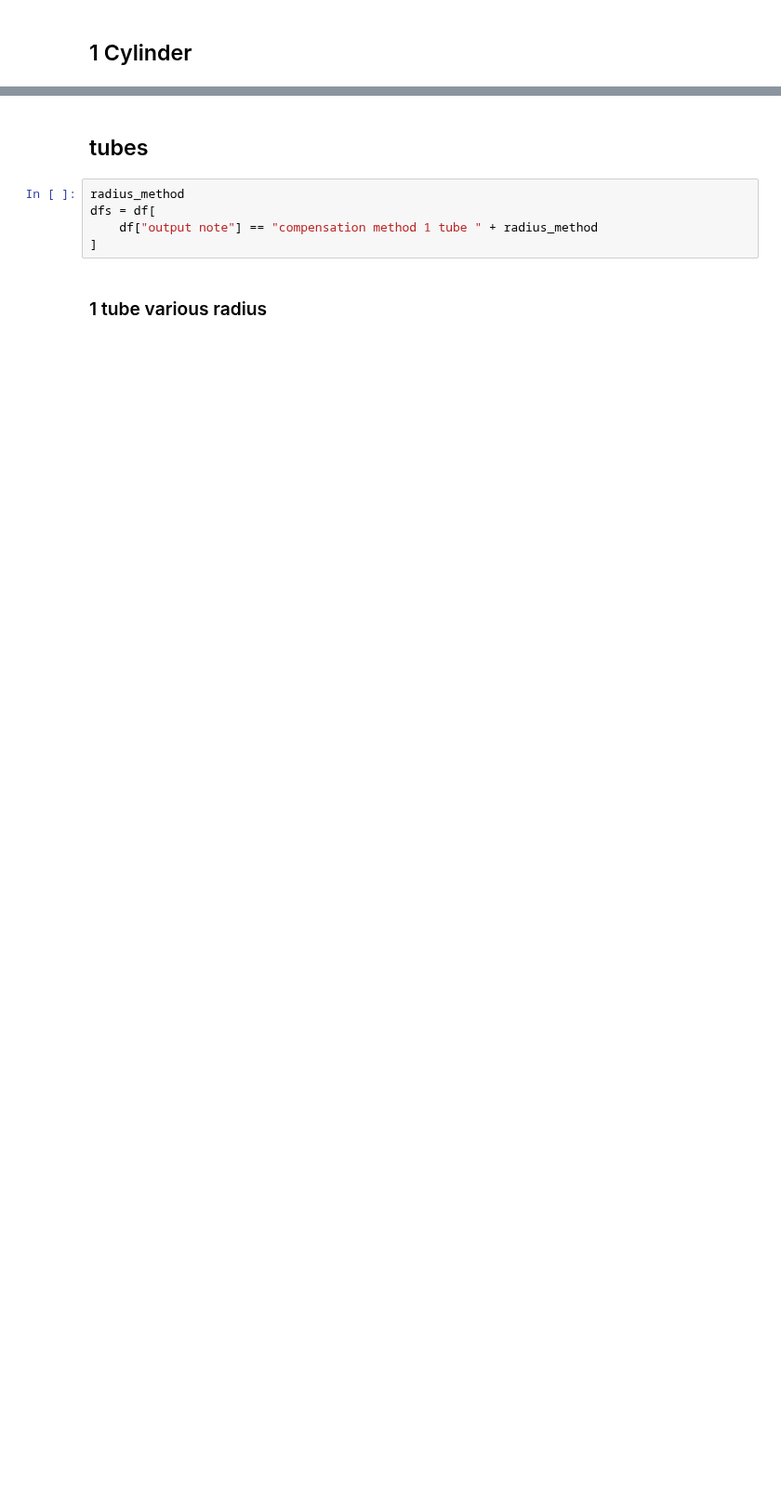
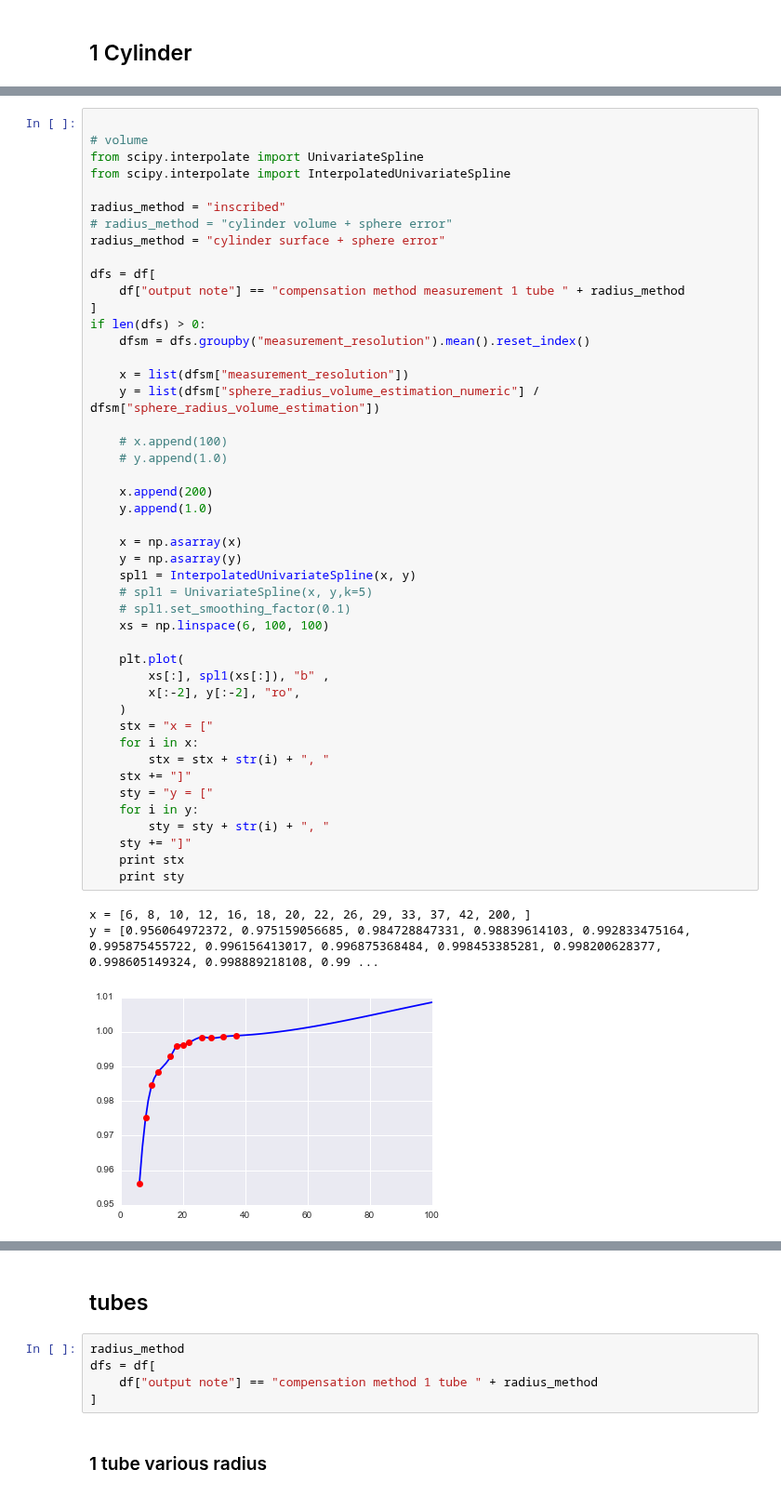
Before and after one commit to mjirik/teigen, a Jupyter notebook: examples/measured_compensation_factor.ipynb, the cells around one changed output, grey strips where cells are left out. Shown at 93% size. Cells and saved outputs as stored; diff of their text form; blank space fills up the shorter version.

```diff
--- a/examples/measured_compensation_factor.ipynb
+++ b/examples/measured_compensation_factor.ipynb
@@ -375 +424,51 @@ for radius_method in [
+# %%
+
+# volume
+from scipy.interpolate import UnivariateSpline
+from scipy.interpolate import InterpolatedUnivariateSpline
+
+radius_method = "inscribed"
+# radius_method = "cylinder volume + sphere error"
+radius_method = "cylinder surface + sphere error"
+
+dfs = df[
+    df["output note"] == "compensation method measurement 1 tube " + radius_method
+]
+if len(dfs) > 0:
+    dfsm = dfs.groupby("measurement_resolution").mean().reset_index()
+
+    x = list(dfsm["measurement_resolution"])
+    y = list(dfsm["sphere_radius_volume_estimation_numeric"] / dfsm["sphere_radius_volume_estimation"])
+
+    # x.append(100)
+    # y.append(1.0)
+
+    x.append(200)
+    y.append(1.0)
+
+    x = np.asarray(x)
+    y = np.asarray(y)
+    spl1 = InterpolatedUnivariateSpline(x, y)
+    # spl1 = UnivariateSpline(x, y,k=5)
+    # spl1.set_smoothing_factor(0.1)
+    xs = np.linspace(6, 100, 100)
+
+    plt.plot(
+        xs[:], spl1(xs[:]), "b" ,
+        x[:-2], y[:-2], "ro",
+    )
+    stx = "x = ["
+    for i in x:
+        stx = stx + str(i) + ", "
+    stx += "]"
+    sty = "y = ["
+    for i in y:
+        sty = sty + str(i) + ", "
+    sty += "]"
+    print stx
+    print sty
+# %% [output]
+x = [6, 8, 10, 12, 16, 18, 20, 22, 26, 29, 33, 37, 42, 200, ]
+y = [0.956064972372, 0.975159056685, 0.984728847331, 0.98839614103, 0.992833475164, 0.995875455722, 0.996156413017, 0.996875368484, 0.998453385281, 0.998200628377, 0.998605149324, 0.998889218108, 0.99 ...
+[figure, added]
 # %%
```
Also changed, not shown: parts of 27 cells of this notebook, 3 other files.
